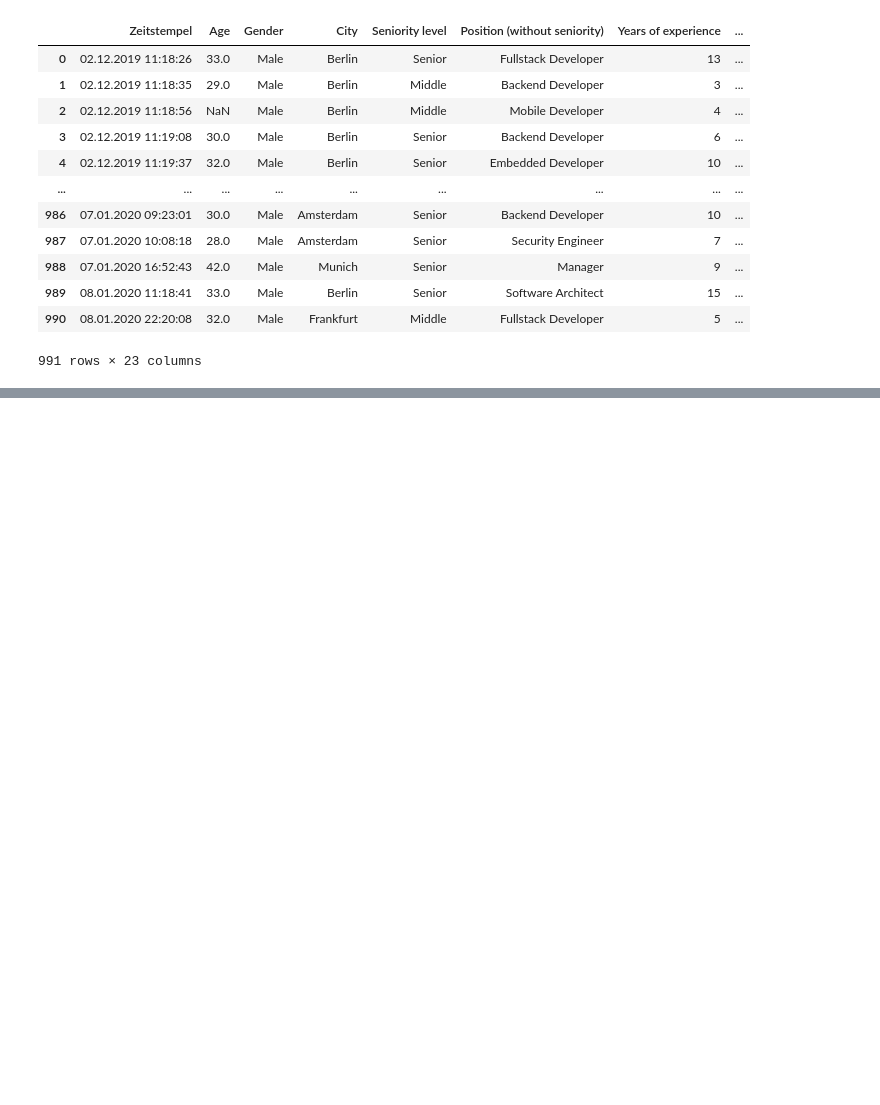
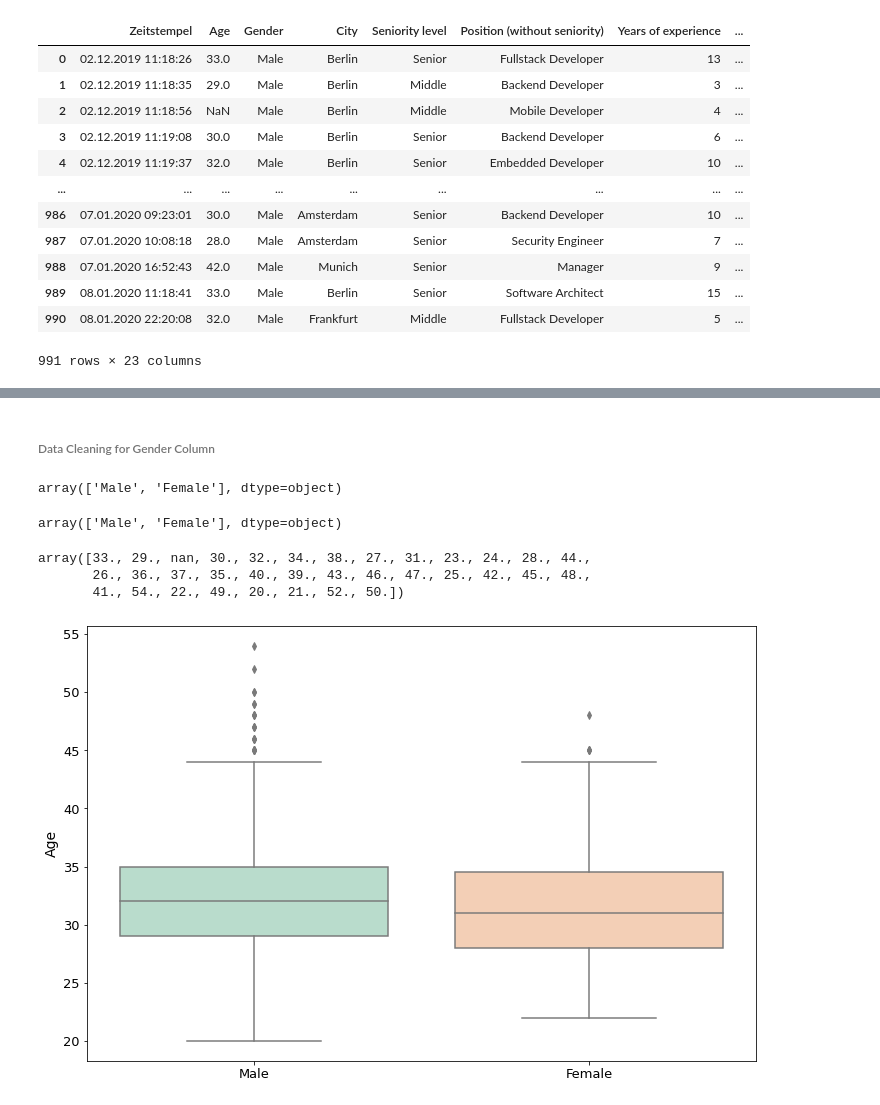
Before and after one commit to Nelly254/IT-Salary-Survey-EU-2019, a Jupyter notebook: IT EU SALARY SURVEY ANALYSIS.ipynb, the cells around one changed output, grey strips where cells are left out. Cells and saved outputs as stored; diff of their text form; code cells hidden in the pictures; blank space fills up the shorter version.

```diff
--- a/IT EU SALARY SURVEY ANALYSIS.ipynb
+++ b/IT EU SALARY SURVEY ANALYSIS.ipynb
@@ -45,0 +98,28 @@ df
+# %% [markdown]
+###### Data Cleaning for Gender Column
+# %%
+feature = 'Gender'
+df[feature].unique()
+# %% [output]
+array(['Male', 'Female'], dtype=object)
+# %%
+df[[feature]] = df[[feature]].fillna(value='Not Specified')
+df[feature].unique()
+# %% [output]
+array(['Male', 'Female'], dtype=object)
+# %%
+df['Age'].unique()
+# %% [output]
+array([33., 29., nan, 30., 32., 34., 38., 27., 31., 23., 24., 28., 44.,
+       26., 36., 37., 35., 40., 39., 43., 46., 47., 25., 42., 45., 48.,
+       41., 54., 22., 49., 20., 21., 52., 50.])
+# %%
+plt.figure(figsize=(12,8))
+sns.boxplot(x='Gender',y='Age',data=df,palette='Pastel2')
+plt.xticks(fontsize=13)
+plt.xlabel("")
+plt.yticks(fontsize=13)
+plt.ylabel("Age",fontsize=14)
+plt.show()
+# %% [output]
+[figure, added]
```
Also changed, not shown: parts of 12 cells of this notebook.
